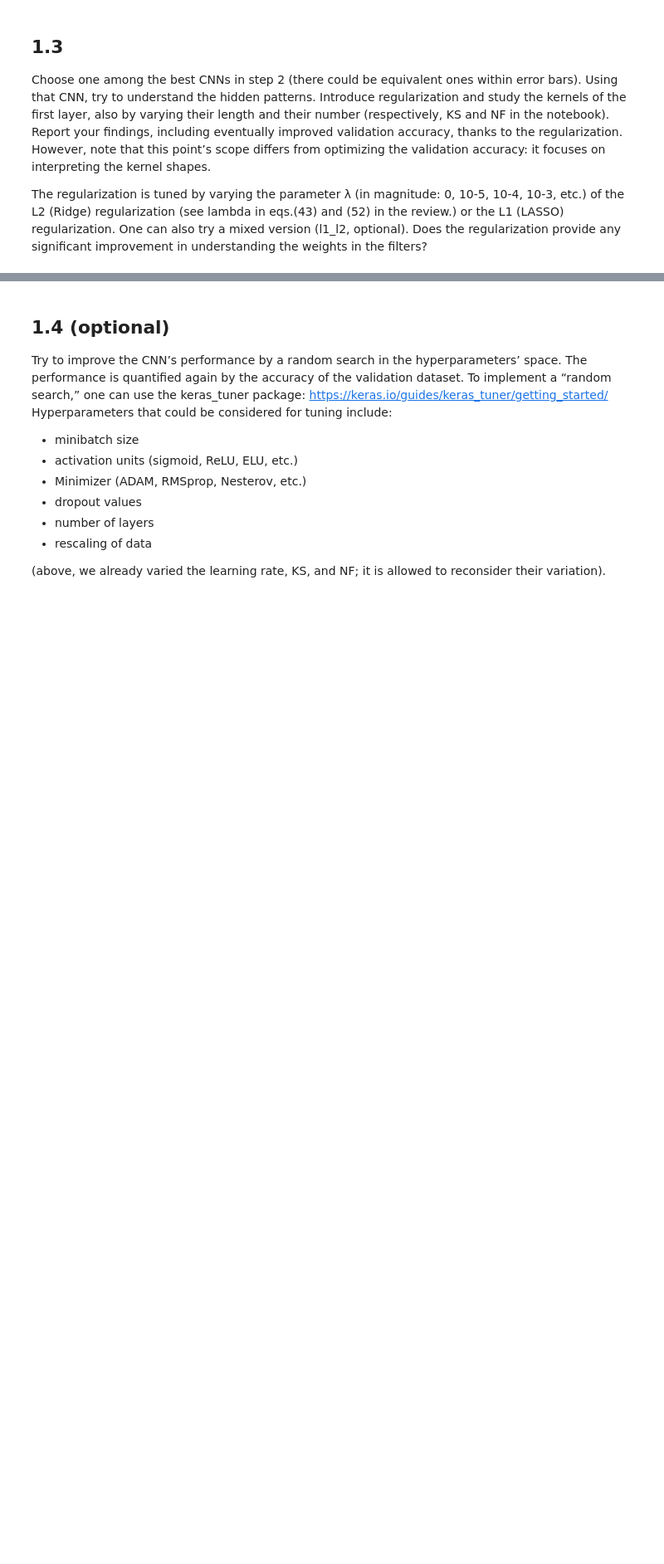
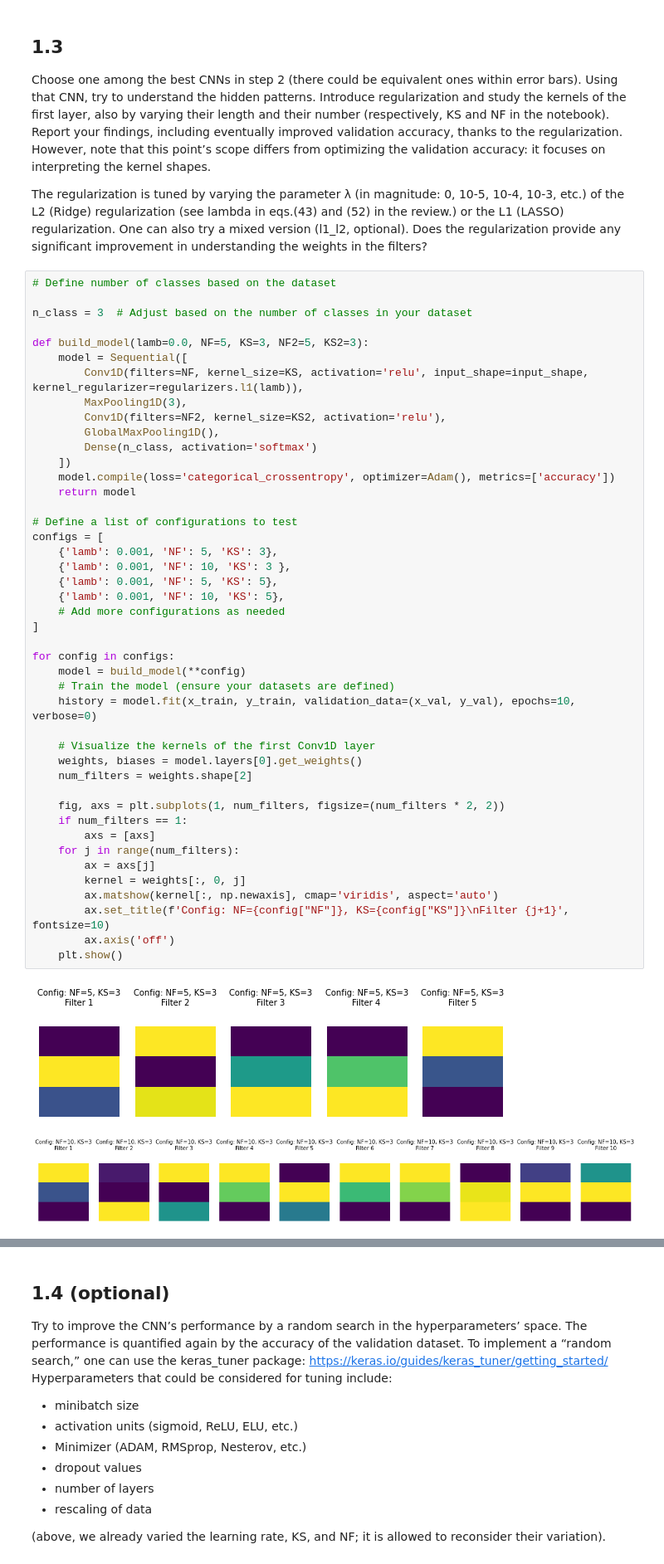
Before and after one commit to lm-schulze/LCP-Mod-B, a Jupyter notebook: group2413_exercise1.ipynb, the cells around one changed output, grey strips where cells are left out. Shown at 83% size. Cells and saved outputs as stored; diff of their text form; blank space fills up the shorter version.

```diff
--- a/group2413_exercise1.ipynb
+++ b/group2413_exercise1.ipynb
@@ -400,3 +440,50 @@ The regularization is tuned by varying the parameter λ (in magnitude: 0, 10-5,
 L2 (Ridge) regularization (see lambda in eqs.(43) and (52) in the review.) or the L1 (LASSO)
 regularization. One can also try a mixed version (l1_l2, optional). Does the regularization provide
 any significant improvement in understanding the weights in the filters?
+# %%
+# Define number of classes based on the dataset
+
+n_class = 3  # Adjust based on the number of classes in your dataset
+
+def build_model(lamb=0.0, NF=5, KS=3, NF2=5, KS2=3):
+    model = Sequential([
+        Conv1D(filters=NF, kernel_size=KS, activation='relu', input_shape=input_shape, kernel_regularizer=regularizers.l1(lamb)),
+        MaxPooling1D(3),
+        Conv1D(filters=NF2, kernel_size=KS2, activation='relu'),
+        GlobalMaxPooling1D(),
+        Dense(n_class, activation='softmax')
+    ])
+    model.compile(loss='categorical_crossentropy', optimizer=Adam(), metrics=['accuracy'])
+    return model
+
+# Define a list of configurations to test
+configs = [
+    {'lamb': 0.001, 'NF': 5, 'KS': 3},
+    {'lamb': 0.001, 'NF': 10, 'KS': 3 },
+    {'lamb': 0.001, 'NF': 5, 'KS': 5},
+    {'lamb': 0.001, 'NF': 10, 'KS': 5},
+    # Add more configurations as needed
+]
+
+for config in configs:
+    model = build_model(**config)
+    # Train the model (ensure your datasets are defined)
+    history = model.fit(x_train, y_train, validation_data=(x_val, y_val), epochs=10, verbose=0)
+
+    # Visualize the kernels of the first Conv1D layer
+    weights, biases = model.layers[0].get_weights()
+    num_filters = weights.shape[2]
+
+    fig, axs = plt.subplots(1, num_filters, figsize=(num_filters * 2, 2))
+    if num_filters == 1:
+        axs = [axs]
+    for j in range(num_filters):
+        ax = axs[j]
+        kernel = weights[:, 0, j]
+        ax.matshow(kernel[:, np.newaxis], cmap='viridis', aspect='auto')
+        ax.set_title(f'Config: NF={config["NF"]}, KS={config["KS"]}\nFilter {j+1}', fontsize=10)
+        ax.axis('off')
+    plt.show()
+# %% [output]
+[figure, added]
+[figure, added]
```
Also changed, not shown: parts of 13 cells of this notebook.
